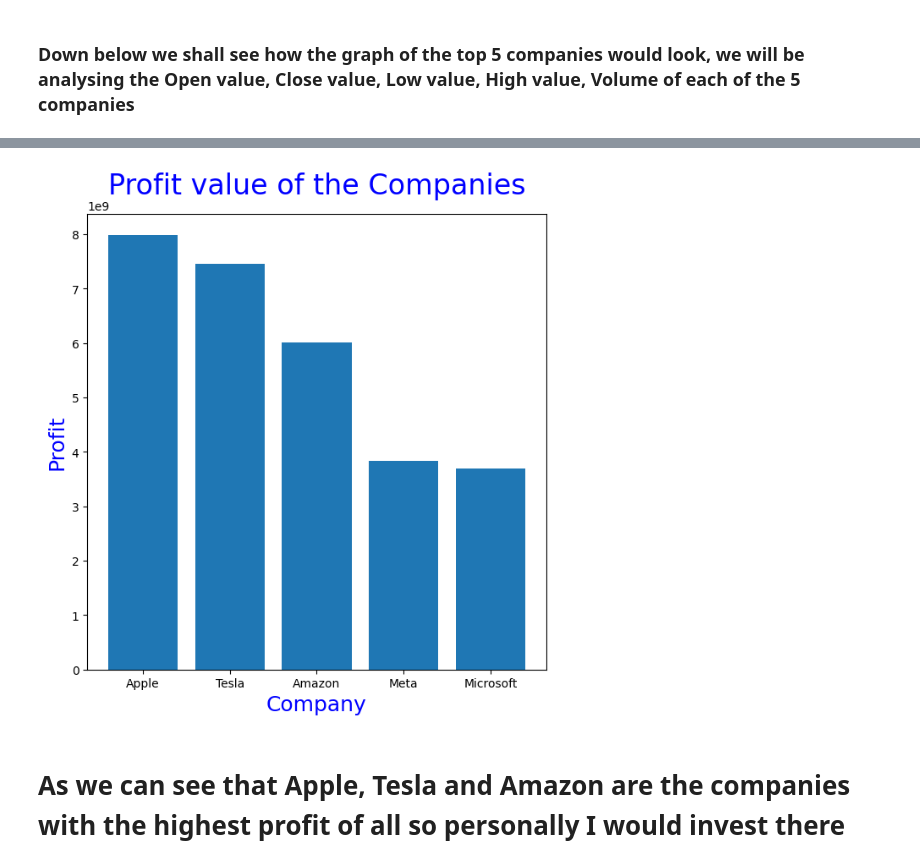
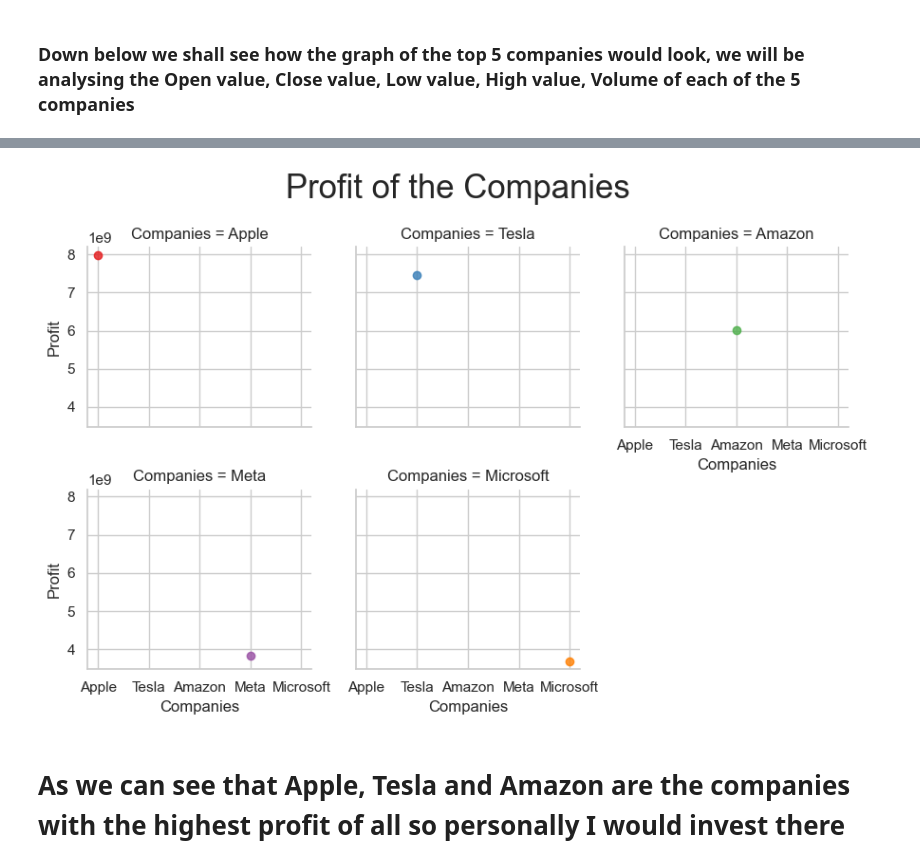
Before and after one commit to ubco-W2022T2-data301/Group35, a Jupyter notebook: analysis/analysis2.ipynb, the cells around one changed output, grey strips where cells are left out. Cells and saved outputs as stored; diff of their text form; code cells hidden in the pictures.

```diff
--- a/analysis/analysis2.ipynb
+++ b/analysis/analysis2.ipynb
@@ -144,16 +150,16 @@ def loadprocess(https://github.com/ubco-W2022T2-data301/Group35/tree/main/data/r
 # %%
 import matplotlib.pyplot as plt #this is to visualise the profits in the form of a graph
 import seaborn as sns
 
-
-plt.figure(figsize=(7,7))
-plt.xlabel('Company', fontsize=18, color='blue')
-plt.ylabel('Profit', fontsize=18, color='blue')
-plt.title('Profit value of the Companies', fontsize=24, color='blue')
-plt.bar(gg['Companies'], gg['Profit'])
+profit = sns.FacetGrid(gg, col='Companies', hue='Companies', col_wrap=3, height=3, palette='Set1')
+profit.map(sns.regplot, 'Companies', 'Profit')
+profit.set_axis_labels('Companies', 'Profit')
+profit.fig.suptitle('Profit of the Companies', fontsize = 25)
+profit.fig.subplots_adjust(top = 1)
+profit.fig.tight_layout()
 plt.show()
 # %% [output]
-[figure, old version]
+[figure, new version]
 # %%
 df.to_csv('mydata.csv', index=False) #I have loaded my dataset into another processec file called mydata.csv to use it for
                                      #the dashboard
```
Also changed, not shown: parts of 2 cells of this notebook, 2 other files.
